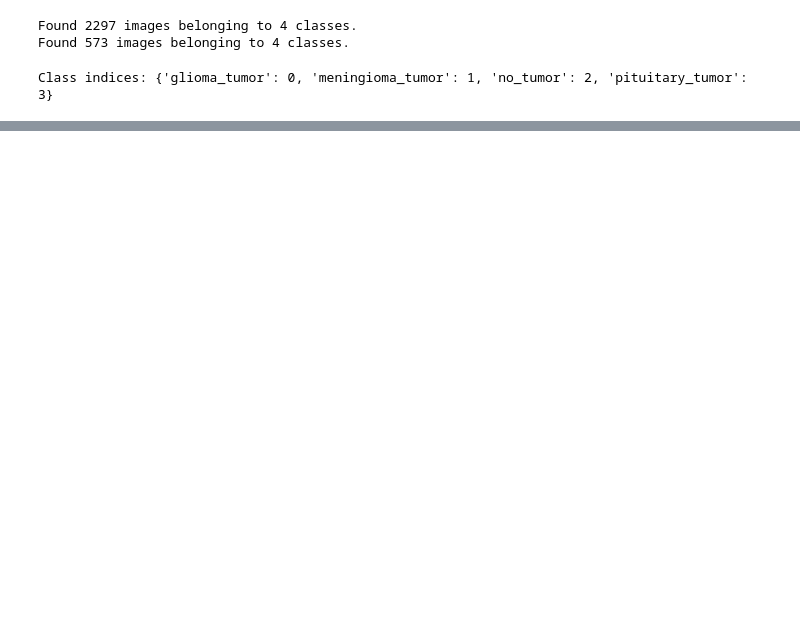
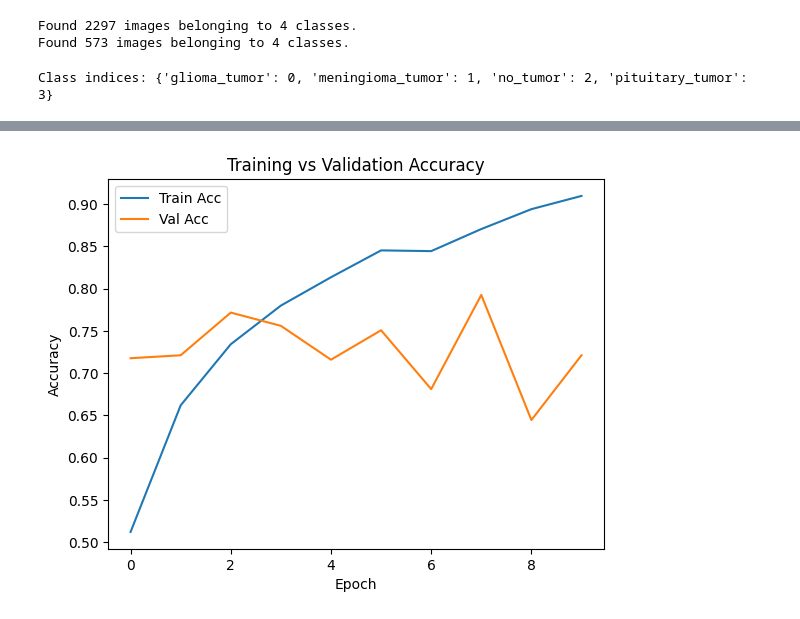
Before and after one commit to andelagrizelj/BVPraktikum-BrainTumorDetection, a Jupyter notebook: brain_tumor_detection.ipynb, the cells around one changed output, grey strips where cells are left out. Drawn from its saved outputs; the diff is of its cells as text; code cells hidden in the pictures; blank space fills up the shorter version.

Commit message:
Changed image loading, performed data augmentation, trained first small model

```diff
--- a/brain_tumor_detection.ipynb
+++ b/brain_tumor_detection.ipynb
@@ -116,0 +216,7 @@ Found 2297 images belonging to 4 classes.
+# %%
+train_ds = (
+    train_ds
+    .map(augment, num_parallel_calls=tf.data.AUTOTUNE) # augmenting
+    .map(preprocess, num_parallel_calls=tf.data.AUTOTUNE) # preprocessing
+    .prefetch(tf.data.AUTOTUNE)  # prepare the next batch of data while the current one is being used by the model
+)
@@ -116,0 +228,28 @@ Found 2297 images belonging to 4 classes.
+# %%
+from tensorflow.keras.applications import VGG16
+from tensorflow.keras import layers, models
+
+# Load VGG16 without the top layer (no classification head)
+base_model = VGG16(weights='imagenet', include_top=False, input_shape=(224, 224, 3))
+base_model.trainable = False  # Freeze the base model for now
+
+# Create your model
+model = models.Sequential([
+    base_model,
+    layers.Flatten(),
+    layers.Dense(128, activation='relu'),
+    layers.Dropout(0.5),
+    layers.Dense(4, activation='softmax')  # 4 classes: glioma, meningioma, pituitary, no tumor
+])
+# %%
+model.compile(
+    optimizer='adam',
+    loss='categorical_crossentropy',
+    metrics=['accuracy']
+)
+# %%
+history = model.fit(
+    train_ds,
+    validation_data=val_ds,
+    epochs=10
+)
@@ -116,0 +277,12 @@ Found 2297 images belonging to 4 classes.
+# %%
+import matplotlib.pyplot as plt
+
+plt.plot(history.history['accuracy'], label='Train Acc')
+plt.plot(history.history['val_accuracy'], label='Val Acc')
+plt.xlabel('Epoch')
+plt.ylabel('Accuracy')
+plt.legend()
+plt.title("Training vs Validation Accuracy")
+plt.show()
+# %% [output]
+[figure, added]
```
Also changed, not shown: parts of 17 cells of this notebook.
